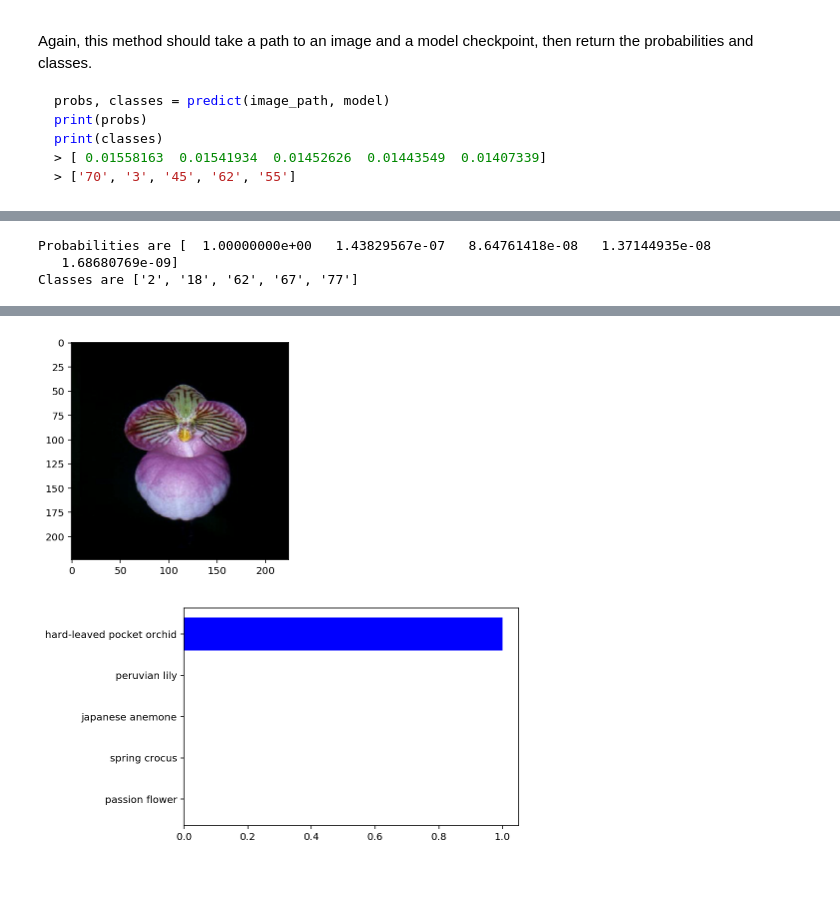
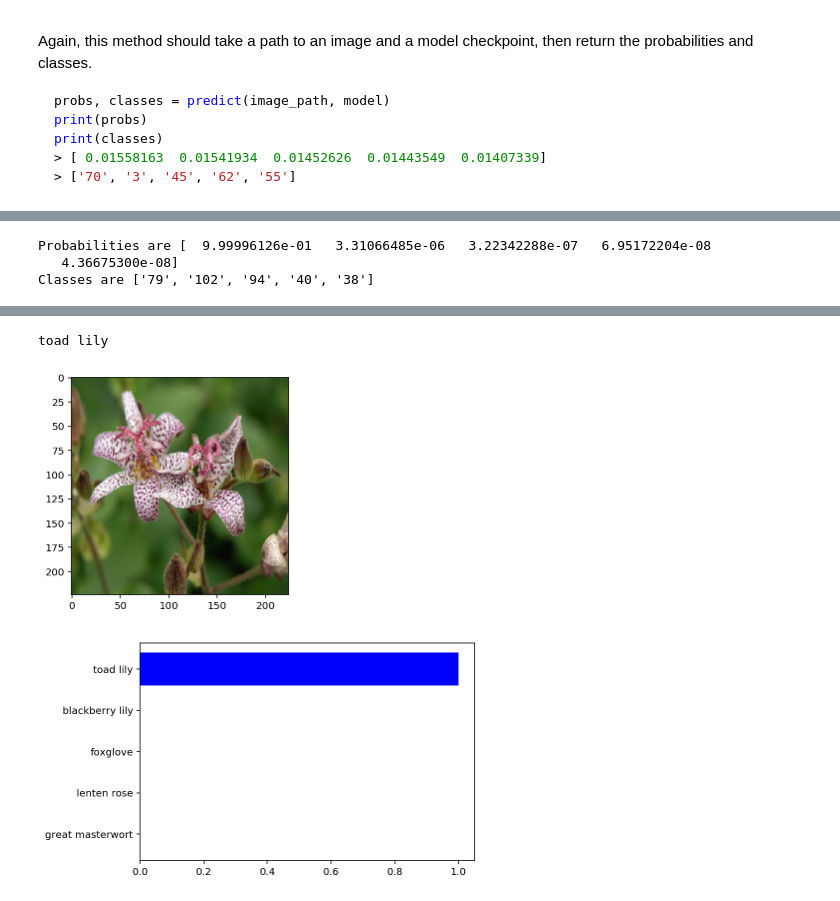
Before and after one commit to jafdoti/AIPND, a Jupyter notebook: Image Classifier Project.ipynb, the cells around one changed output, grey strips where cells are left out. Cells and saved outputs as stored; diff of their text form; code cells hidden in the pictures.

Commit message:
Update Image Classifier Project.ipynb
Added code to get filename from dir path; get random image file to test model

```diff
--- a/Image Classifier Project.ipynb
+++ b/Image Classifier Project.ipynb
@@ -523,0 +513,11 @@ imshow(pcd_img);
+# %%
+# Show test image before calling predict()
+# Get random image to test
+dir_str = test_dir + '/' + str(random.randint(0,103))
+files = os.listdir(dir_str)
+index = random.randrange(1, len(files))
+img_path = dir_str + '/' + files[index]
+
+test_img = img_path
+pcd_img = process_image(test_img)
+imshow(pcd_img);
@@ -526,9 +528,9 @@ probs, classes = predict(test_img, model)
 print("Probabilities are" , probs)
 print("Classes are", classes)
 # %% [output]
-Probabilities are [  1.00000000e+00   1.43829567e-07   8.64761418e-08   1.37144935e-08
-   1.68680769e-09]
-Classes are ['2', '18', '62', '67', '77']
+Probabilities are [  9.99996126e-01   3.31066485e-06   3.22342288e-07   6.95172204e-08
+   4.36675300e-08]
+Classes are ['79', '102', '94', '40', '38']
 # %% [markdown]
 ## Sanity Checking
 
@@ -539,26 +541,30 @@ Now that you can use a trained model for predictions, check to make sure it make
 You can convert from the class integer encoding to actual flower names with the `cat_to_name.json` file (should have been loaded earlier in the notebook). To show a PyTorch tensor as an image, use the `imshow` function defined above.
 # %%
 # TODO: Display an image along with the top 5 classes
+flower_number = img_path.split('/')[2]
+flower_name = cat_to_name[flower_number]
+print(flower_name)
 imshow(pcd_img);
 # THIS is where I need to get names based on classes returned from predict()!
 class_names = [cat_to_name[i] for i in classes]
 #print(class_names)
 
 # Create Plot
 _, ax = plt.subplots()
 
 # Get y axis size - the topk(5)
 y_pos = np.arange(len(class_names))
 
 # Set horizontal bar graph properties
 ax.barh(y_pos, probs, align='center', color='blue')
 
 # Set Y axis labels
 ax.set_yticks(y_pos)
 ax.set_yticklabels(class_names)
 
 ax.invert_yaxis()
 plt.show()
 # %% [output]
+toad lily
-[figure, old version]
+[figure, new version]
-[figure, old version]
+[figure, new version]
```
Also changed, not shown: parts of 3 cells of this notebook.
